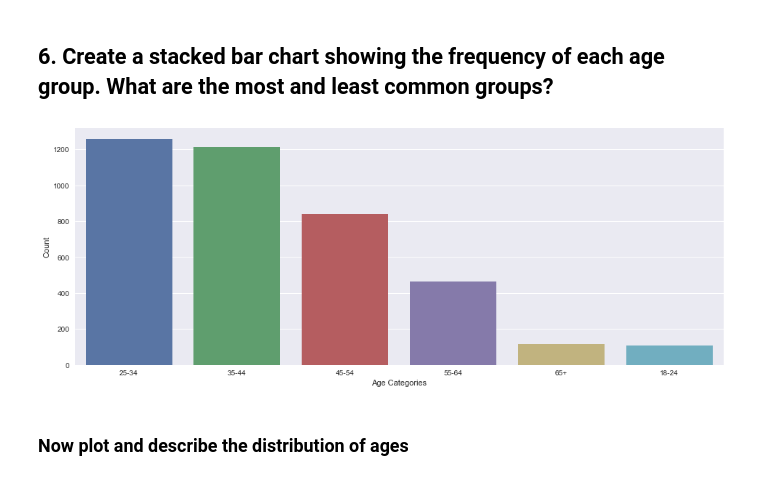
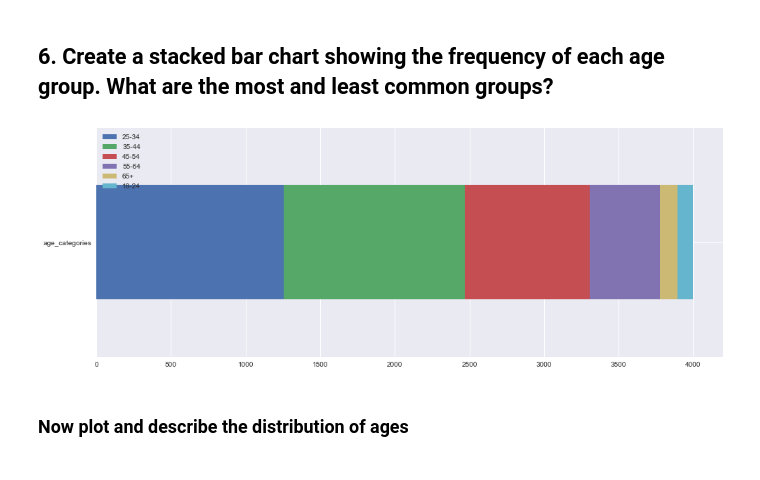
Before and after one commit to aleph314/K2, a Jupyter notebook: EDA/eda_all_problems.ipynb, the cells around one changed output. Saved outputs shown, nothing was run; the diff lists cells and outputs as text; code cells hidden in the pictures.

```diff
--- a/EDA/eda_all_problems.ipynb
+++ b/EDA/eda_all_problems.ipynb
@@ -270,13 +275,15 @@ insurance['age_categories'] = insurance.apply(age_cat, axis=1)
 # %% [markdown]
 ## 6. Create a stacked bar chart showing the frequency of each age group. What are the most and least common groups?
 # %%
-fig = plt.figure(figsize=(16, 6))
-ax = plt.axes()
-ax = sns.barplot(x='index', y='age_categories', data=insurance.age_categories.value_counts().reset_index())
-ax.set_xlabel('Age Categories')
-ax.set_ylabel('Count');
+# fig = plt.figure(figsize=(16, 6))
+# ax = plt.axes()
+# ax = sns.barplot(x='index', y='age_categories', stacked=True, data=insurance.age_categories.value_counts().reset_index())
+# ax.set_xlabel('Age Categories')
+# ax.set_ylabel('Count');
+
+ax = pd.DataFrame(insurance.age_categories.value_counts()).T.plot.barh(figsize=(16, 6), stacked=True)
 # %% [output]
-[figure, old version]
+[figure, new version]
 # %% [markdown]
 ### Now plot and describe the distribution of ages
 # %%
```
Also changed, not shown: parts of 38 cells of this notebook, 2 other files.
